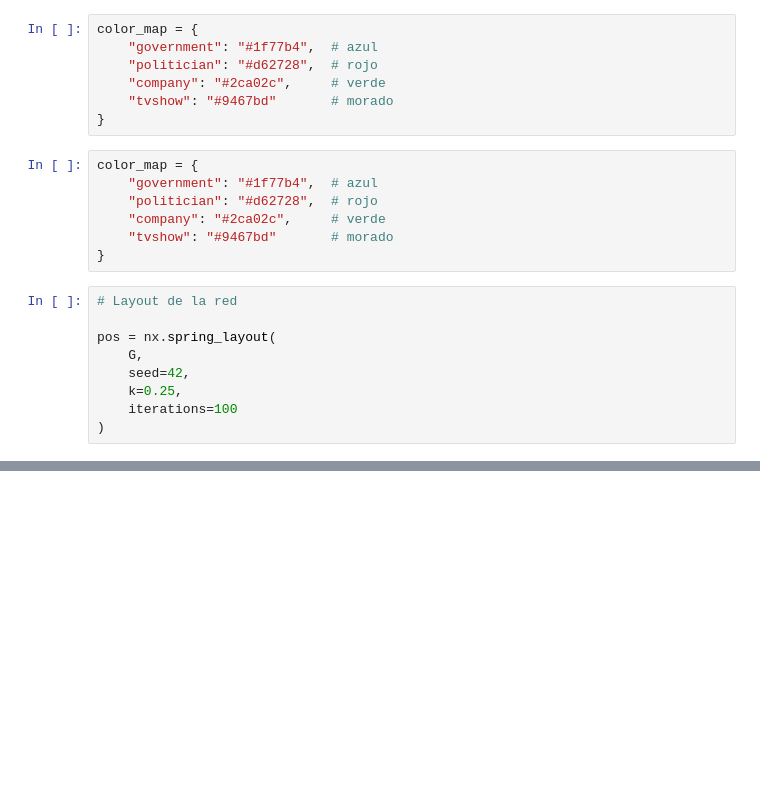
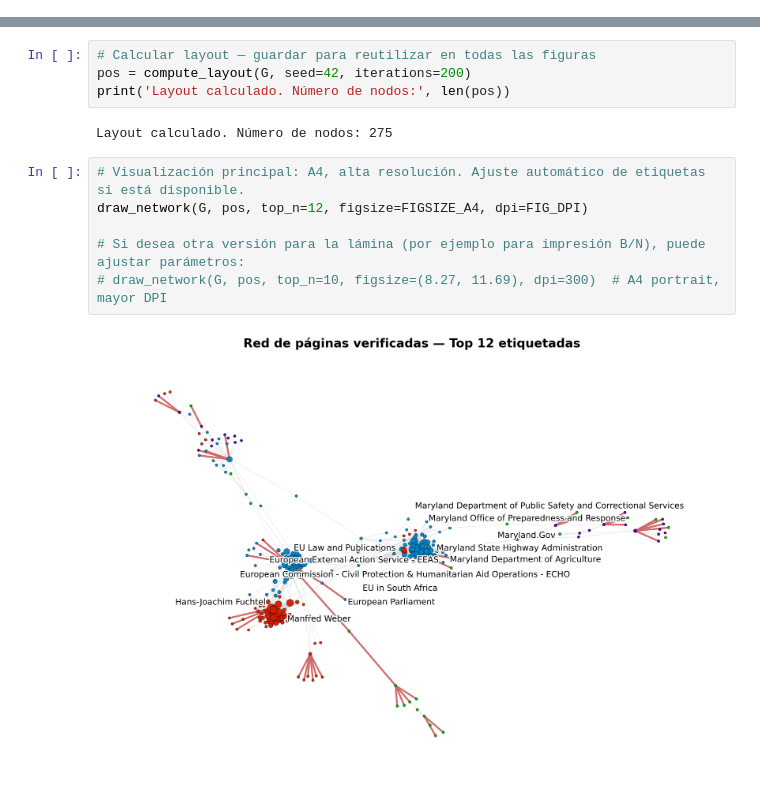
Before and after one commit to Monarcamich/Network-Visualization-Contest-Unit-4-Assessment, a Jupyter notebook: Network Visualization Contest.ipynb, the cells around one changed output, grey strips where cells are left out. Saved outputs shown, nothing was run; the diff lists cells and outputs as text; blank space fills up the shorter version.

```diff
--- a/Network Visualization Contest.ipynb
+++ b/Network Visualization Contest.ipynb
@@ -274,23 +174,0 @@ Para representar visualmente los conceptos analizados:
-# %%
-color_map = {
-    "government": "#1f77b4",  # azul
-    "politician": "#d62728",  # rojo
-    "company": "#2ca02c",     # verde
-    "tvshow": "#9467bd"       # morado
-}
-# %%
-color_map = {
-    "government": "#1f77b4",  # azul
-    "politician": "#d62728",  # rojo
-    "company": "#2ca02c",     # verde
-    "tvshow": "#9467bd"       # morado
-}
-# %%
-# Layout de la red
-
-pos = nx.spring_layout(
-    G,
-    seed=42,
-    k=0.25,
-    iterations=100
-)
@@ -412,0 +258,14 @@ NameError: name 'nodes' is not defined
+# %%
+# Calcular layout — guardar para reutilizar en todas las figuras
+pos = compute_layout(G, seed=42, iterations=200)
+print('Layout calculado. Número de nodos:', len(pos))
+# %% [output]
+Layout calculado. Número de nodos: 275
+# %%
+# Visualización principal: A4, alta resolución. Ajuste automático de etiquetas si está disponible.
+draw_network(G, pos, top_n=12, figsize=FIGSIZE_A4, dpi=FIG_DPI)
+
+# Si desea otra versión para la lámina (por ejemplo para impresión B/N), puede ajustar parámetros:
+# draw_network(G, pos, top_n=10, figsize=(8.27, 11.69), dpi=300)  # A4 portrait, mayor DPI
+# %% [output]
+[figure, added]
```
Also changed, not shown: parts of 23 cells of this notebook, 1 other file.
